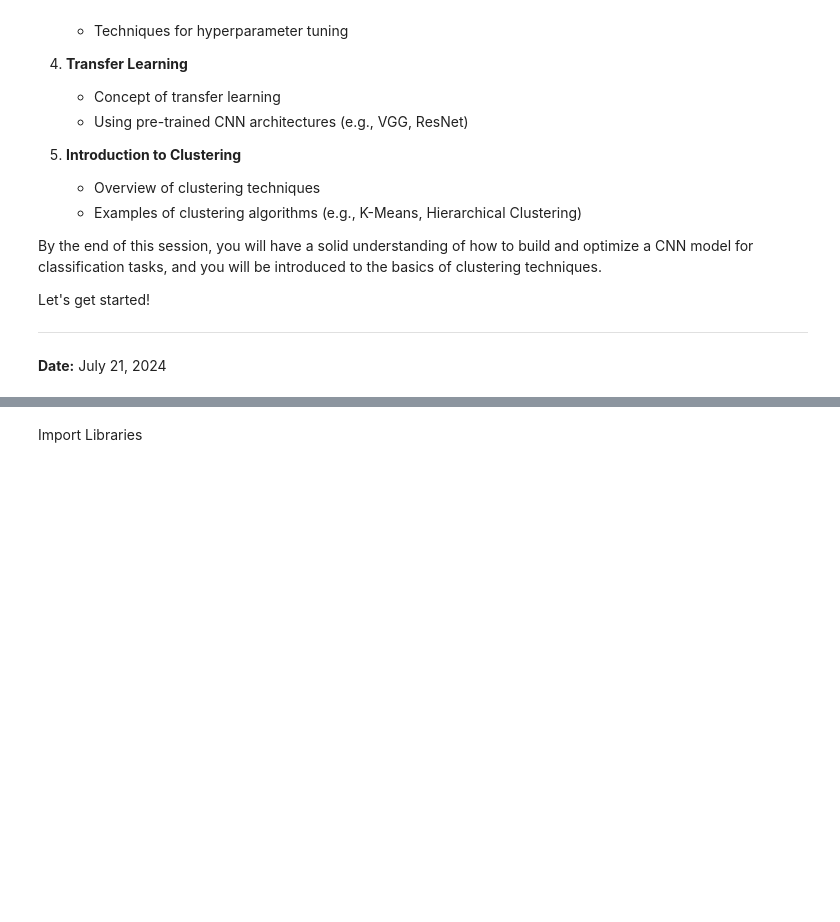
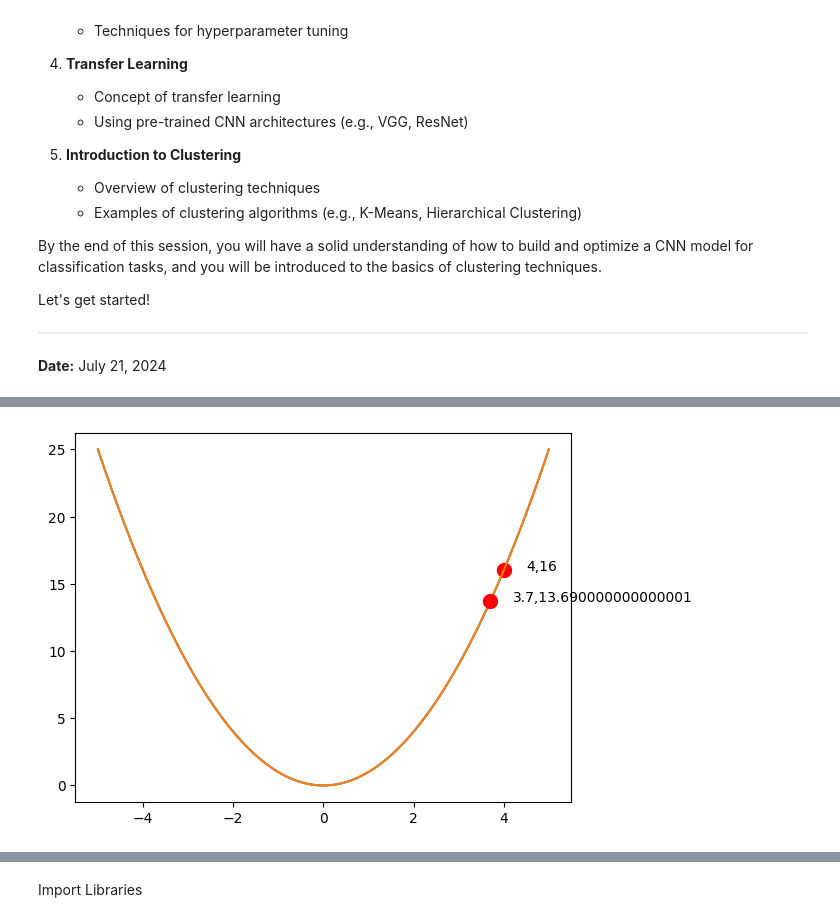
Before and after one commit to dhakehruturaj/Topics-in-Generative-AI, a Jupyter notebook: Lab_Session_2_Classification_and_Clustering.ipynb, the cells around one changed output, grey strips where cells are left out. Cells and saved outputs as stored; diff of their text form; code cells hidden in the pictures; blank space fills up the shorter version.

```diff
--- a/Lab_Session_2_Classification_and_Clustering.ipynb
+++ b/Lab_Session_2_Classification_and_Clustering.ipynb
@@ -50,0 +70,12 @@ Let's get started!
+# %%
+def gradient_of_square(x): return 2*x
+
+number = number - 0.3 if gradient_of_square(number)>0 else number+0.3
+
+ax.plot(z, [square(i) for i in z])
+point = ax.plot(number, square(number), color='red', marker = 'o', markersize = 10)
+text = ax.text(number + 0.5, square(number), f'{number},{square(number)}')
+
+fig
+# %% [output]
+[figure, added]
```
Also changed, not shown: parts of 7 cells of this notebook.
